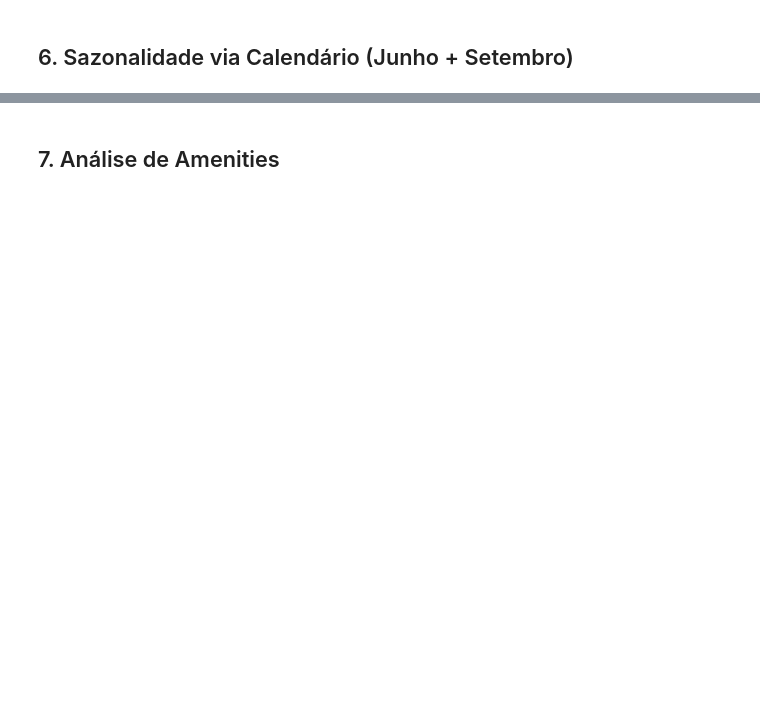
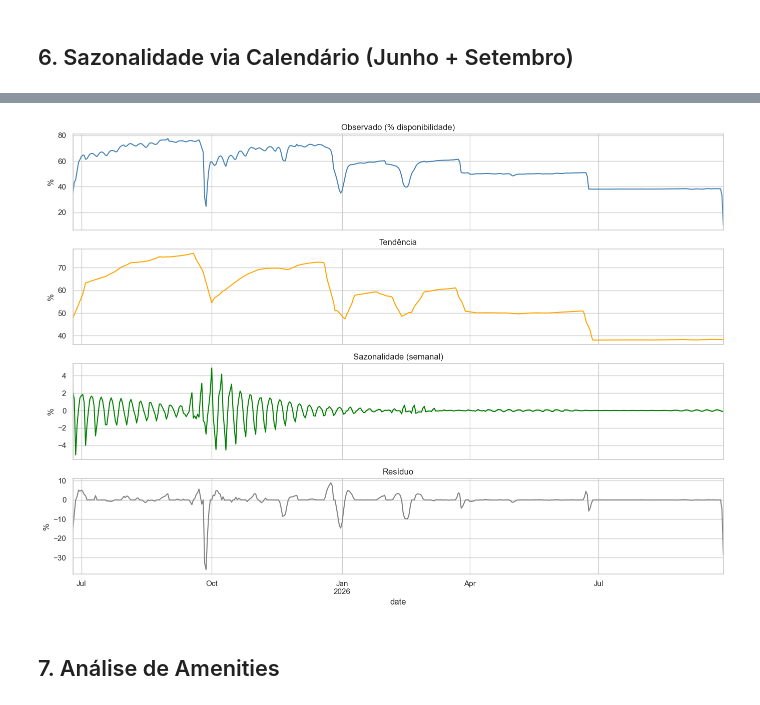
Before and after one commit to Caio-Fis/airbnb-price-optimizer-rio, a Jupyter notebook: notebooks/01_eda.ipynb, the cells around one changed output, grey strips where cells are left out. Cells and saved outputs as stored; diff of their text form; code cells hidden in the pictures; blank space fills up the shorter version.

```diff
--- a/notebooks/01_eda.ipynb
+++ b/notebooks/01_eda.ipynb
@@ -279,21 +362,23 @@ print(f'Variação fim de semana vs semana: +{(fim_semana/semana - 1)*100:.1f}%'
 # %%
-# Decomposição STL
+# Decomposição STL da taxa de disponibilidade
 from statsmodels.tsa.seasonal import STL
 
-daily_clean = daily.asfreq('D').interpolate()
+daily_clean = daily_avail.asfreq('D').interpolate()
 stl = STL(daily_clean, period=7, robust=True)
 result = stl.fit()
 
 fig, axes = plt.subplots(4, 1, figsize=(14, 10), sharex=True)
-result.observed.plot(ax=axes[0], title='Observado', color='steelblue')
+result.observed.plot(ax=axes[0], title='Observado (% disponibilidade)', color='steelblue')
 result.trend.plot(ax=axes[1], title='Tendência', color='orange')
 result.seasonal.plot(ax=axes[2], title='Sazonalidade (semanal)', color='green')
 result.resid.plot(ax=axes[3], title='Resíduo', color='gray')
 for ax in axes:
-    ax.set_ylabel('R$')
+    ax.set_ylabel('%')
 plt.tight_layout()
 plt.savefig(PROCESSED_PATH / 'eda_stl_decomposition.png', bbox_inches='tight')
 plt.show()
+# %% [output]
+[figure, added]
 # %% [markdown]
 ## 7. Análise de Amenities
 # %%
```
Also changed, not shown: parts of 15 cells of this notebook, 29 other files.
